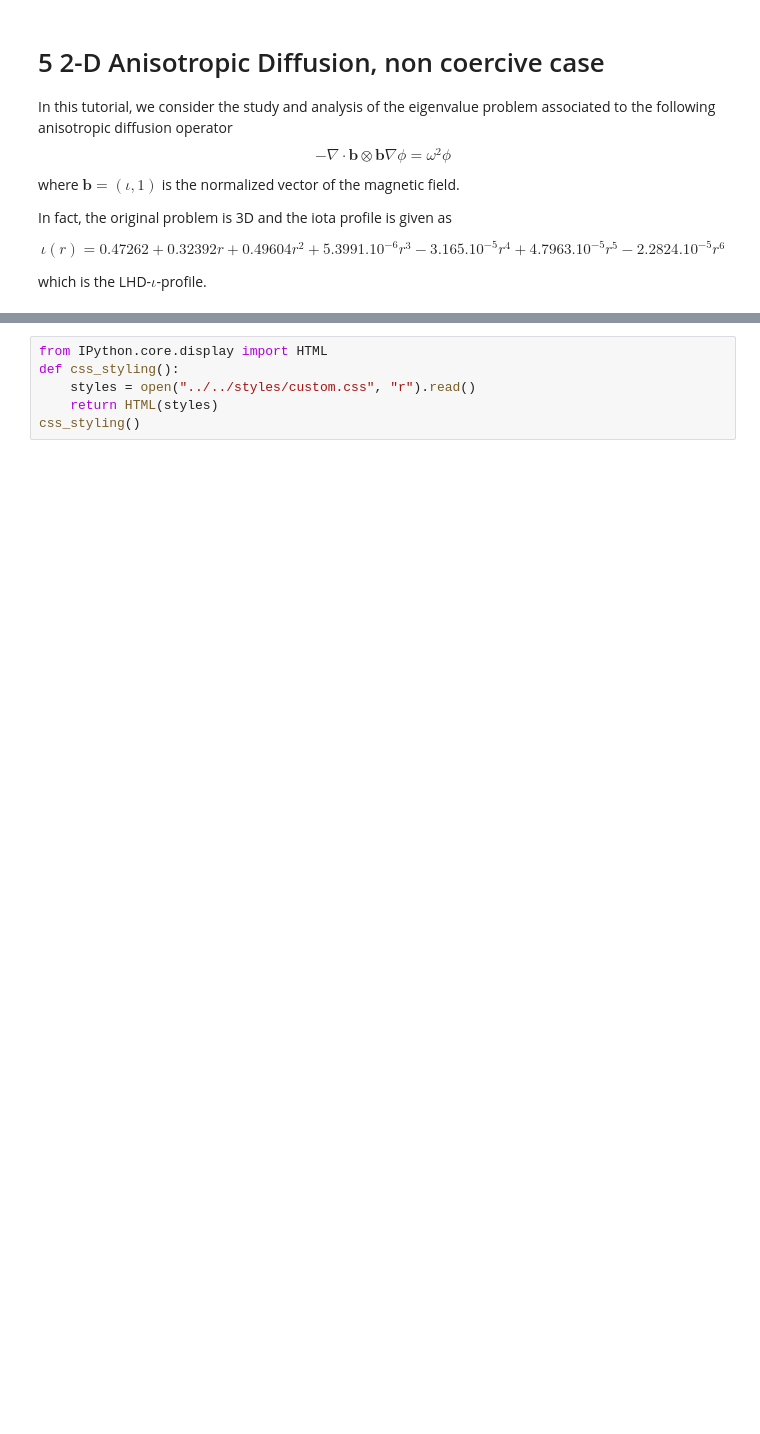
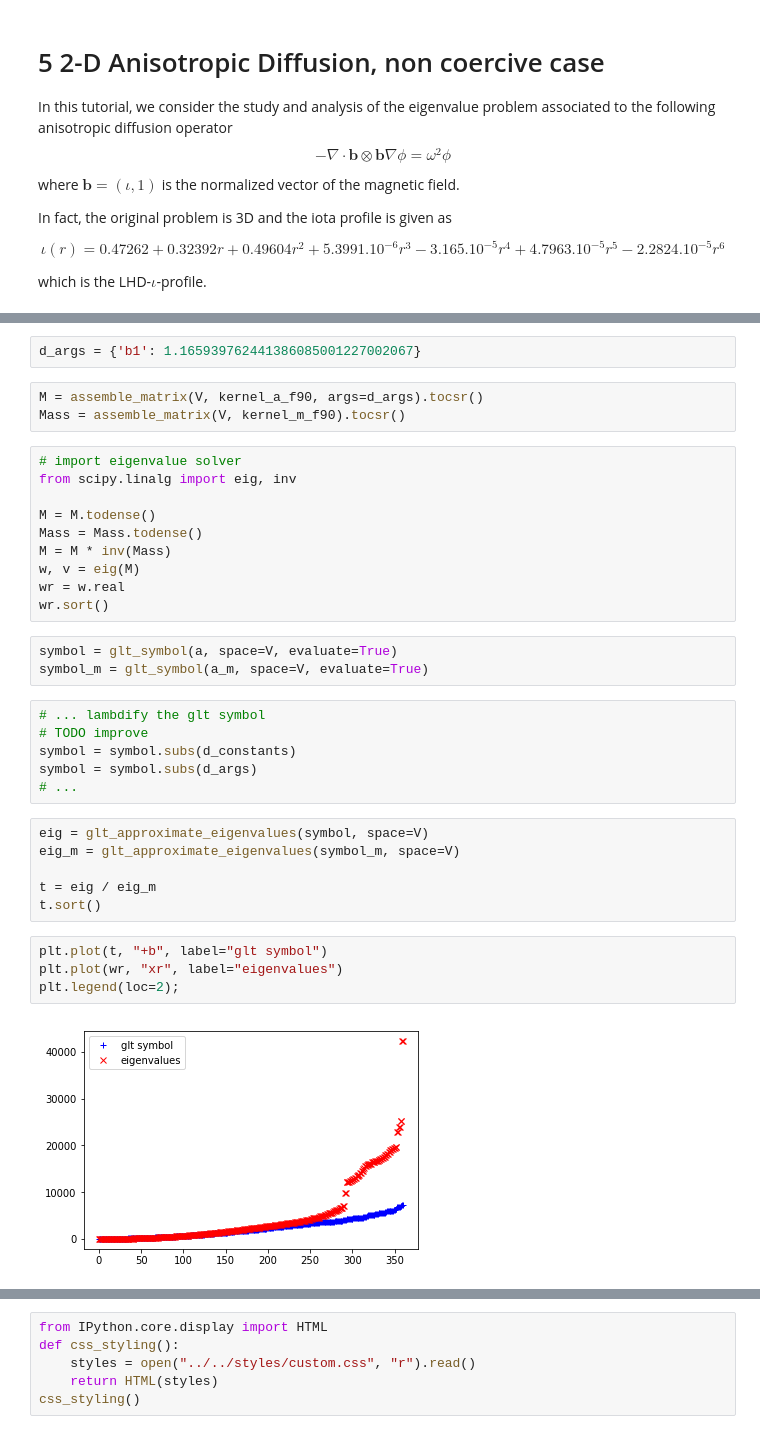
Before and after one commit to pyccel/IGA-Python, a Jupyter notebook: lessons/Chapter7/05_anisotropic_diffusion_noncoercive_2d.ipynb, the cells around one changed output, grey strips where cells are left out. Drawn from its saved outputs; the diff is of its cells as text; blank space fills up the shorter version.

```diff
--- a/lessons/Chapter7/05_anisotropic_diffusion_noncoercive_2d.ipynb
+++ b/lessons/Chapter7/05_anisotropic_diffusion_noncoercive_2d.ipynb
@@ -16,0 +84,36 @@ which is the LHD-$\iota$-profile.
+# %%
+d_args = {'b1': 1.165939762441386085001227002067}
+# %%
+M = assemble_matrix(V, kernel_a_f90, args=d_args).tocsr()
+Mass = assemble_matrix(V, kernel_m_f90).tocsr()
+# %%
+# import eigenvalue solver
+from scipy.linalg import eig, inv
+
+M = M.todense()
+Mass = Mass.todense()
+M = M * inv(Mass)
+w, v = eig(M)
+wr = w.real
+wr.sort()
+# %%
+symbol = glt_symbol(a, space=V, evaluate=True)
+symbol_m = glt_symbol(a_m, space=V, evaluate=True)
+# %%
+# ... lambdify the glt symbol
+# TODO improve
+symbol = symbol.subs(d_constants)
+symbol = symbol.subs(d_args)
+# ...
+# %%
+eig = glt_approximate_eigenvalues(symbol, space=V)
+eig_m = glt_approximate_eigenvalues(symbol_m, space=V)
+
+t = eig / eig_m
+t.sort()
+# %%
+plt.plot(t, "+b", label="glt symbol")
+plt.plot(wr, "xr", label="eigenvalues")
+plt.legend(loc=2);
+# %% [output]
+[figure, added]
```
Also changed, not shown: parts of 14 cells of this notebook, 1 other file.
